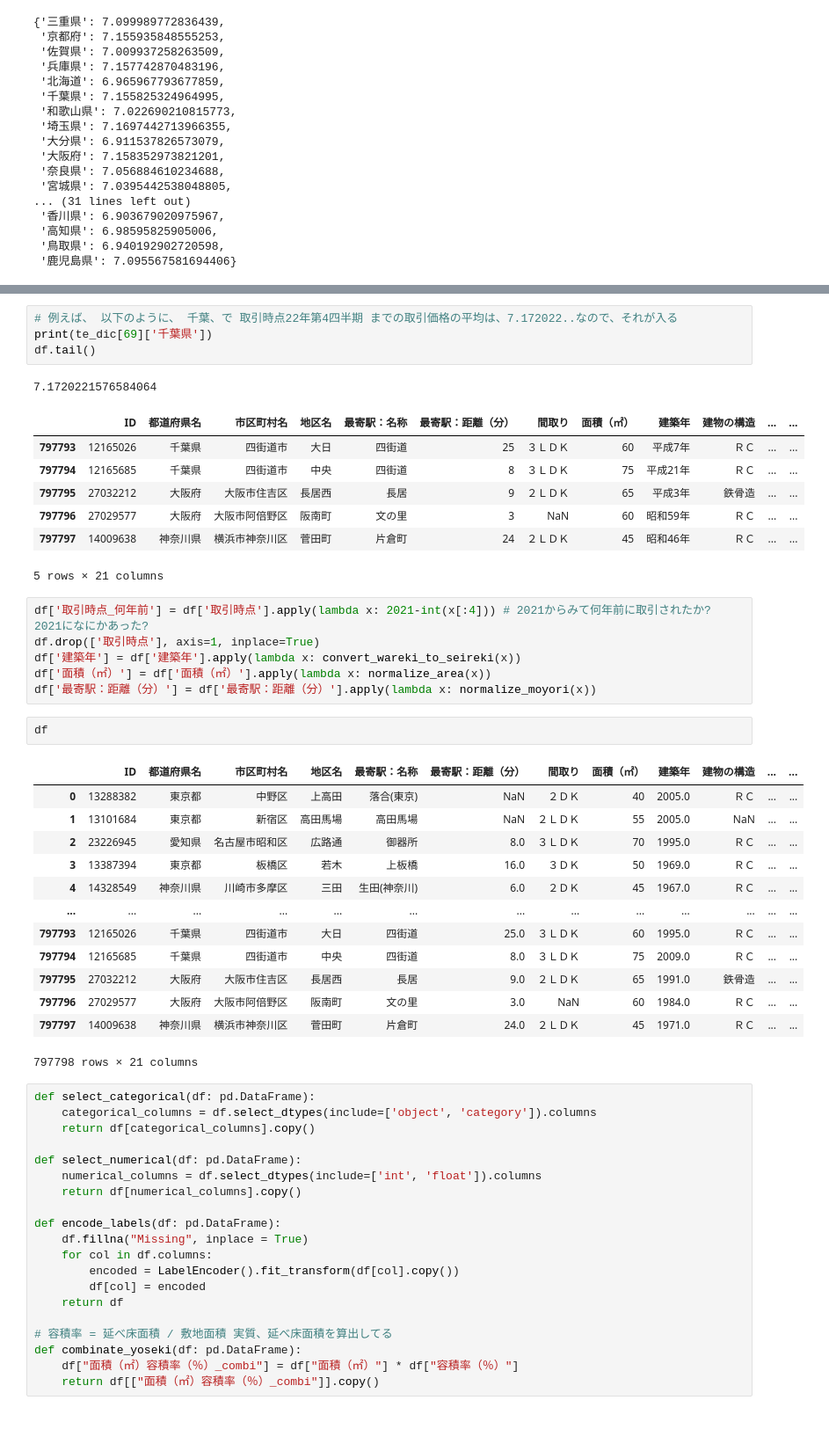
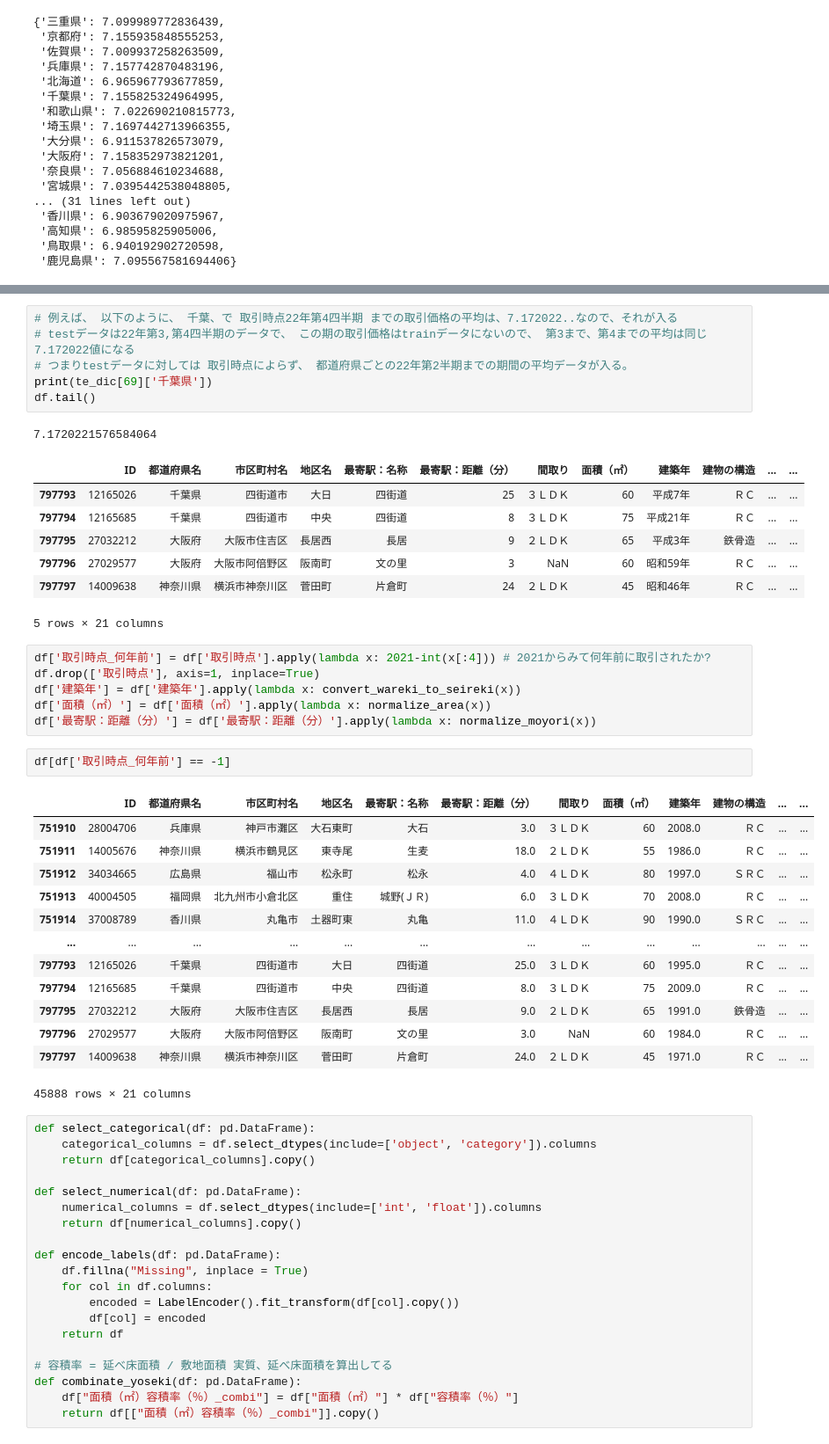
Before and after one commit to chanzone-khm/nishika-2023-mansion-summer, a Jupyter notebook: work/0_chanzone-khm/0_tutorial_nishika_49_mansion_ipynb_のコピー.ipynb, the cells around one changed output, grey strips where cells are left out. Shown at 88% size. Saved outputs shown, nothing was run; the diff lists cells and outputs as text.

```diff
--- a/work/0_chanzone-khm/0_tutorial_nishika_49_mansion_ipynb_のコピー.ipynb
+++ b/work/0_chanzone-khm/0_tutorial_nishika_49_mansion_ipynb_のコピー.ipynb
@@ -286,5 +361,7 @@ df.head(2)
 # %%
 # 例えば、 以下のように、 千葉、で 取引時点22年第4四半期 までの取引価格の平均は、7.172022..なので、それが入る
+# testデータは22年第3,第4四半期のデータで、 この期の取引価格はtrainデータにないので、 第3まで、第4までの平均は同じ 7.172022値になる
+# つまりtestデータに対しては 取引時点によらず、 都道府県ごとの22年第2半期までの期間の平均データが入る。
 print(te_dic[69]['千葉県'])
 df.tail()
 # %% [output]
@@ -297,27 +374,27 @@ df.tail()
 | 797797 | 14009638 | 神奈川県 | 横浜市神奈川区 | 菅田町 | 片倉町 | 24 | ２ＬＤＫ | 45 | 昭和46年 | ＲＣ | ... | ... |
 5 rows × 21 columns
 # %%
-df['取引時点_何年前'] = df['取引時点'].apply(lambda x: 2021-int(x[:4])) # 2021からみて何年前に取引されたか? 2021になにかあった?
+df['取引時点_何年前'] = df['取引時点'].apply(lambda x: 2021-int(x[:4])) # 2021からみて何年前に取引されたか?
 df.drop(['取引時点'], axis=1, inplace=True)
 df['建築年'] = df['建築年'].apply(lambda x: convert_wareki_to_seireki(x))
 df['面積（㎡）'] = df['面積（㎡）'].apply(lambda x: normalize_area(x))
 df['最寄駅：距離（分）'] = df['最寄駅：距離（分）'].apply(lambda x: normalize_moyori(x))
-# %%
-df
-# %% [output]
-|  | ID | 都道府県名 | 市区町村名 | 地区名 | 最寄駅：名称 | 最寄駅：距離（分） | 間取り | 面積（㎡） | 建築年 | 建物の構造 | ... | ... |
-| 0 | 13288382 | 東京都 | 中野区 | 上高田 | 落合(東京) | NaN | ２ＤＫ | 40 | 2005.0 | ＲＣ | ... | ... |
-| 1 | 13101684 | 東京都 | 新宿区 | 高田馬場 | 高田馬場 | NaN | ２ＬＤＫ | 55 | 2005.0 | NaN | ... | ... |
-| 2 | 23226945 | 愛知県 | 名古屋市昭和区 | 広路通 | 御器所 | 8.0 | ３ＬＤＫ | 70 | 1995.0 | ＲＣ | ... | ... |
-| 3 | 13387394 | 東京都 | 板橋区 | 若木 | 上板橋 | 16.0 | ３ＤＫ | 50 | 1969.0 | ＲＣ | ... | ... |
-| 4 | 14328549 | 神奈川県 | 川崎市多摩区 | 三田 | 生田(神奈川) | 6.0 | ２ＤＫ | 45 | 1967.0 | ＲＣ | ... | ... |
-| ... | ... | ... | ... | ... | ... | ... | ... | ... | ... | ... | ... | ... |
-| 797793 | 12165026 | 千葉県 | 四街道市 | 大日 | 四街道 | 25.0 | ３ＬＤＫ | 60 | 1995.0 | ＲＣ | ... | ... |
-| 797794 | 12165685 | 千葉県 | 四街道市 | 中央 | 四街道 | 8.0 | ３ＬＤＫ | 75 | 2009.0 | ＲＣ | ... | ... |
-| 797795 | 27032212 | 大阪府 | 大阪市住吉区 | 長居西 | 長居 | 9.0 | ２ＬＤＫ | 65 | 1991.0 | 鉄骨造 | ... | ... |
-| 797796 | 27029577 | 大阪府 | 大阪市阿倍野区 | 阪南町 | 文の里 | 3.0 | NaN | 60 | 1984.0 | ＲＣ | ... | ... |
-| 797797 | 14009638 | 神奈川県 | 横浜市神奈川区 | 菅田町 | 片倉町 | 24.0 | ２ＬＤＫ | 45 | 1971.0 | ＲＣ | ... | ... |
-797798 rows × 21 columns
+# %%
+df[df['取引時点_何年前'] == -1]
+# %% [output]
+|  | ID | 都道府県名 | 市区町村名 | 地区名 | 最寄駅：名称 | 最寄駅：距離（分） | 間取り | 面積（㎡） | 建築年 | 建物の構造 | ... | ... |
+| 751910 | 28004706 | 兵庫県 | 神戸市灘区 | 大石東町 | 大石 | 3.0 | ３ＬＤＫ | 60 | 2008.0 | ＲＣ | ... | ... |
+| 751911 | 14005676 | 神奈川県 | 横浜市鶴見区 | 東寺尾 | 生麦 | 18.0 | ２ＬＤＫ | 55 | 1986.0 | ＲＣ | ... | ... |
+| 751912 | 34034665 | 広島県 | 福山市 | 松永町 | 松永 | 4.0 | ４ＬＤＫ | 80 | 1997.0 | ＳＲＣ | ... | ... |
+| 751913 | 40004505 | 福岡県 | 北九州市小倉北区 | 重住 | 城野(ＪＲ) | 6.0 | ３ＬＤＫ | 70 | 2008.0 | ＲＣ | ... | ... |
+| 751914 | 37008789 | 香川県 | 丸亀市 | 土器町東 | 丸亀 | 11.0 | ４ＬＤＫ | 90 | 1990.0 | ＳＲＣ | ... | ... |
+| ... | ... | ... | ... | ... | ... | ... | ... | ... | ... | ... | ... | ... |
+| 797793 | 12165026 | 千葉県 | 四街道市 | 大日 | 四街道 | 25.0 | ３ＬＤＫ | 60 | 1995.0 | ＲＣ | ... | ... |
+| 797794 | 12165685 | 千葉県 | 四街道市 | 中央 | 四街道 | 8.0 | ３ＬＤＫ | 75 | 2009.0 | ＲＣ | ... | ... |
+| 797795 | 27032212 | 大阪府 | 大阪市住吉区 | 長居西 | 長居 | 9.0 | ２ＬＤＫ | 65 | 1991.0 | 鉄骨造 | ... | ... |
+| 797796 | 27029577 | 大阪府 | 大阪市阿倍野区 | 阪南町 | 文の里 | 3.0 | NaN | 60 | 1984.0 | ＲＣ | ... | ... |
+| 797797 | 14009638 | 神奈川県 | 横浜市神奈川区 | 菅田町 | 片倉町 | 24.0 | ２ＬＤＫ | 45 | 1971.0 | ＲＣ | ... | ... |
+45888 rows × 21 columns
 # %%
 def select_categorical(df: pd.DataFrame):
     categorical_columns = df.select_dtypes(include=['object', 'category']).columns
```
Also changed, not shown: parts of 15 cells of this notebook, 5 other files.
